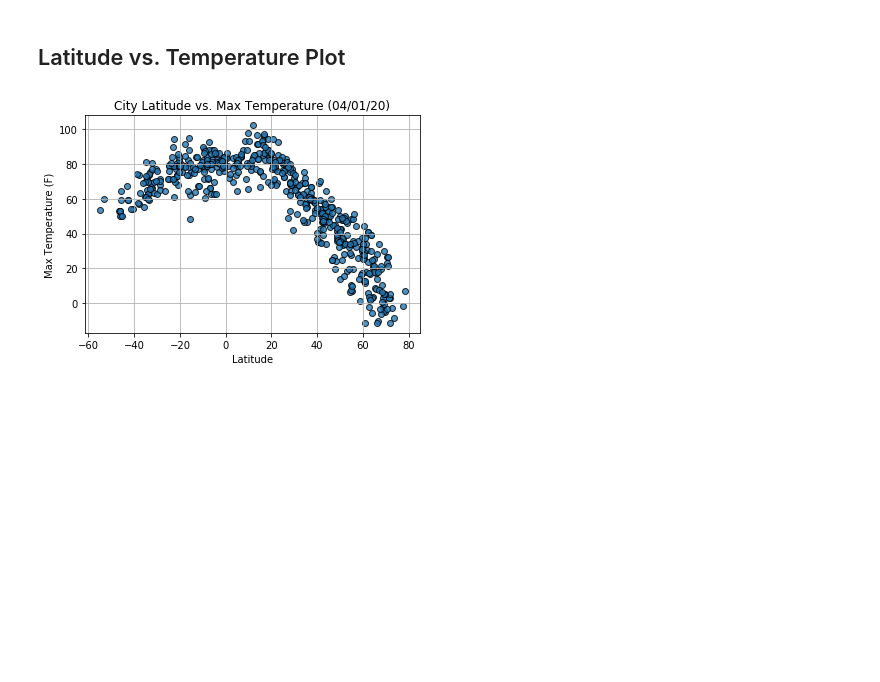
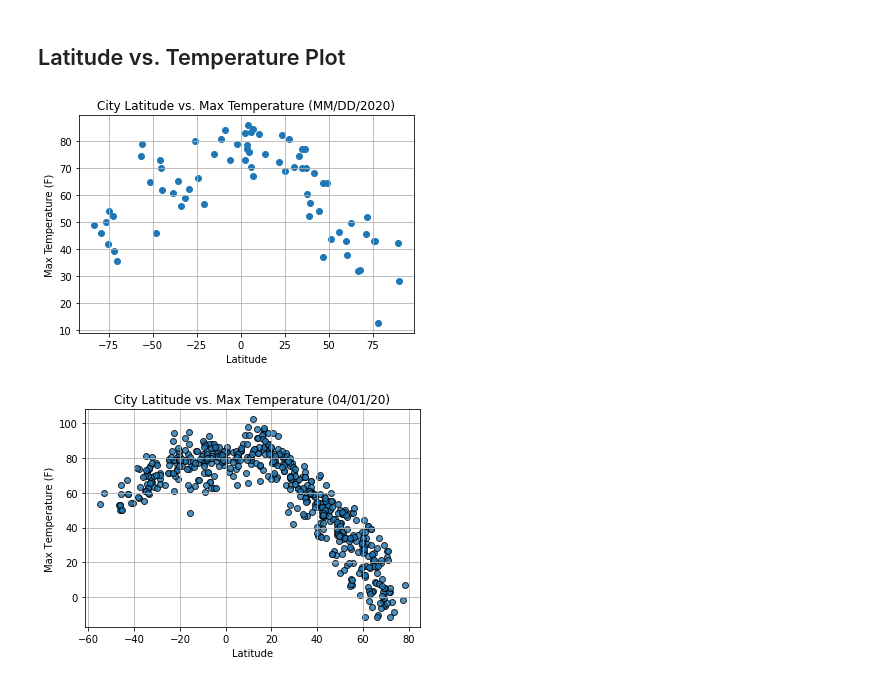
Before and after one commit to meielerol/API-challenge, a Jupyter notebook: WeatherPy.ipynb, the cells around one changed output. Drawn from its saved outputs; the diff is of its cells as text; code cells hidden in the pictures; blank space fills up the shorter version.

Commit message:
scatter plots

```diff
--- a/WeatherPy.ipynb
+++ b/WeatherPy.ipynb
@@ -293,6 +293,23 @@ cleanWeather_df
 * Save the plotted figures as .pngs.
 # %% [markdown]
 ## Latitude vs. Temperature Plot
+# %%
+#create the plot
+plt.scatter(cleanWeather_df['Latitude'],cleanWeather_df['Max Temp'])
+
+#format axes
+plt.title("City Latitude vs. Max Temperature (MM/DD/2020)")
+plt.xlabel("Latitude")
+plt.ylabel("Max Temperature (F)")
+plt.grid(True)
+
+#save figure
+plt.savefig("MaxTemp_vs_Latitude.png")
+
+#show plot
+plt.show()
+# %% [output]
+[figure, added]
 # %%
 #example
 # %% [output]
```
Also changed, not shown: parts of 3 cells of this notebook, 4 other files.
